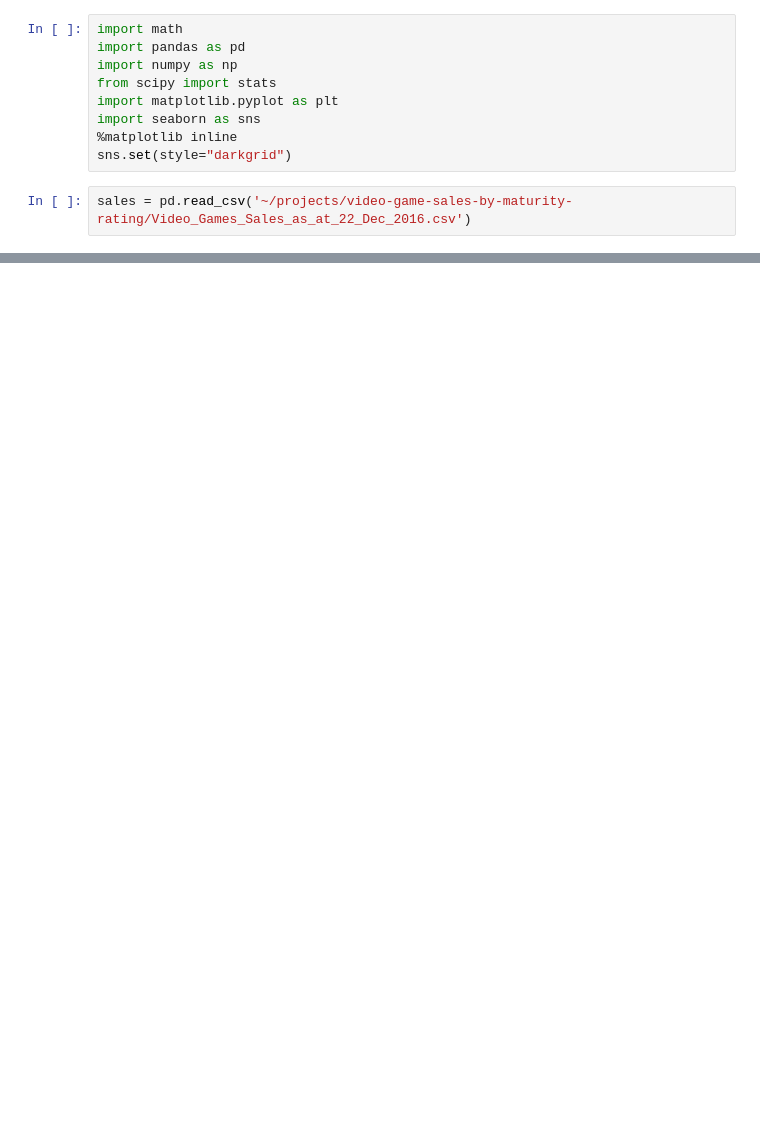
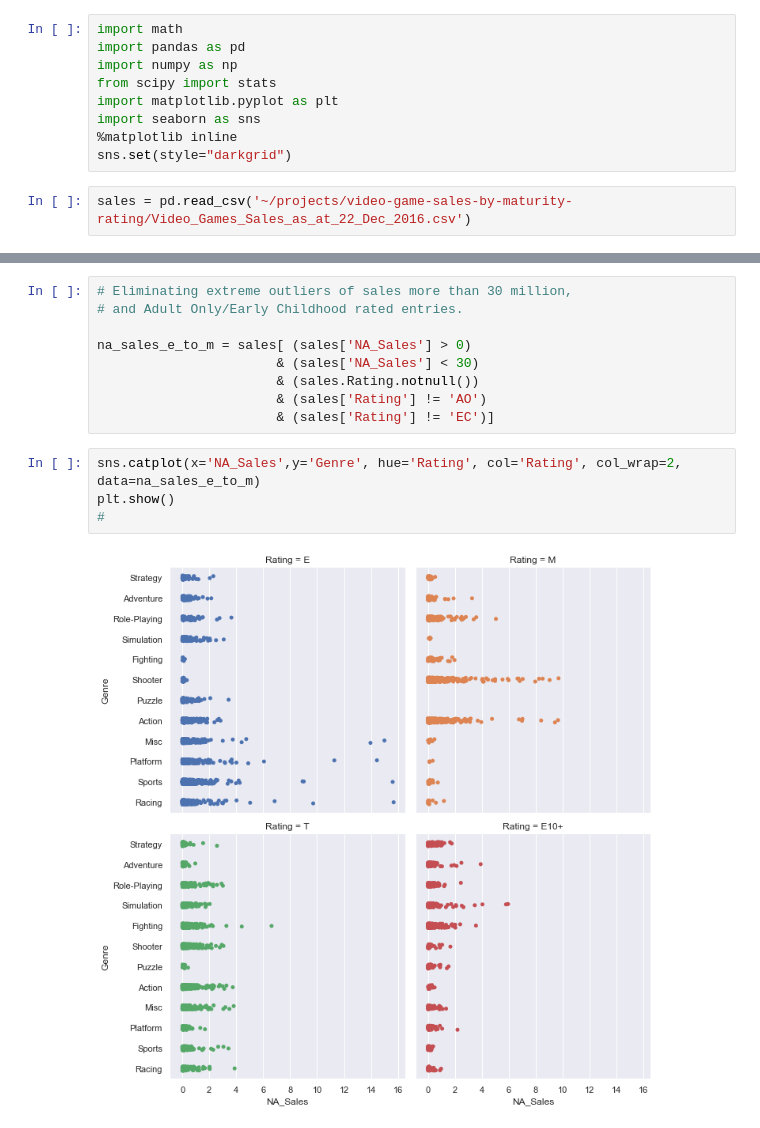
Before and after one commit to rjstange/Video-Game-Sales-by-ESRB-Rating, a Jupyter notebook: Video Game Sales By Maturity Rating.ipynb, the cells around one changed output, grey strips where cells are left out. Drawn from its saved outputs; the diff is of its cells as text; blank space fills up the shorter version.

```diff
--- a/Video Game Sales By Maturity Rating.ipynb
+++ b/Video Game Sales By Maturity Rating.ipynb
@@ -34,0 +34,15 @@ na_sales_t_rpg.nlargest(162, 'NA_Sales')
+# %%
+# Eliminating extreme outliers of sales more than 30 million,
+# and Adult Only/Early Childhood rated entries.
+
+na_sales_e_to_m = sales[ (sales['NA_Sales'] > 0)
+                       & (sales['NA_Sales'] < 30)
+                       & (sales.Rating.notnull())
+                       & (sales['Rating'] != 'AO')
+                       & (sales['Rating'] != 'EC')]
+# %%
+sns.catplot(x='NA_Sales',y='Genre', hue='Rating', col='Rating', col_wrap=2, data=na_sales_e_to_m)
+plt.show()
+#
+# %% [output]
+[figure, added]
```
Also changed, not shown: parts of 8 cells of this notebook.
